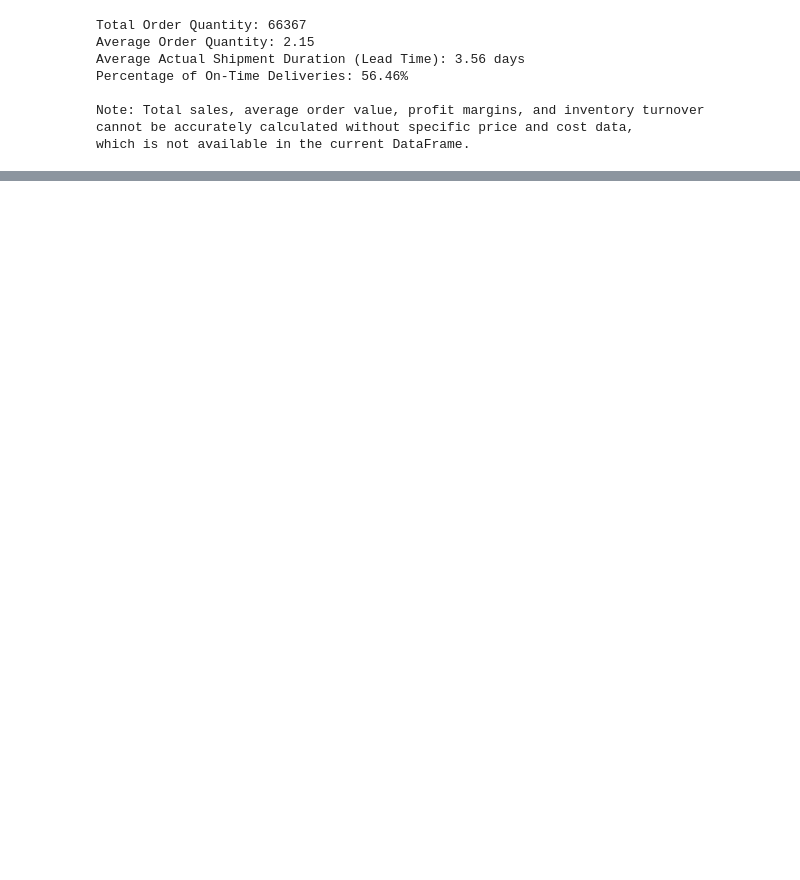
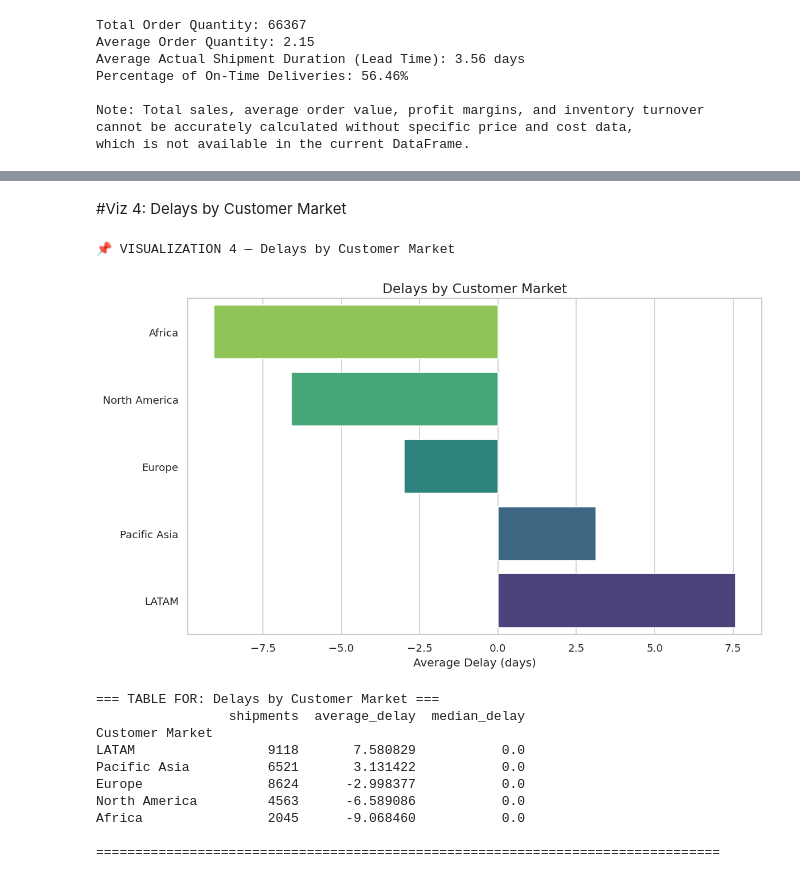
Before and after one commit to JawidMohseni/ELO2-supply-chain, a Jupyter notebook: 4_data_analysis/data_analysis_notebook.ipynb, the cells around one changed output, grey strips where cells are left out. Cells and saved outputs as stored; diff of their text form; code cells hidden in the pictures; blank space fills up the shorter version.

```diff
--- a/4_data_analysis/data_analysis_notebook.ipynb
+++ b/4_data_analysis/data_analysis_notebook.ipynb
@@ -366,0 +443,19 @@ plt.show()
+# %% [markdown]
+#Viz 4: Delays by Customer Market
+# %%
+print("📌 VISUALIZATION 4 — Delays by Customer Market")
+market_summary = delay_summary(delayed, 'Customer Market')
+plot_delay(market_summary, "Delays by Customer Market")
+# %% [output]
+📌 VISUALIZATION 4 — Delays by Customer Market
+[figure, added]
+=== TABLE FOR: Delays by Customer Market ===
+                 shipments  average_delay  median_delay
+Customer Market
+LATAM                 9118       7.580829           0.0
+Pacific Asia          6521       3.131422           0.0
+Europe                8624      -2.998377           0.0
+North America         4563      -6.589086           0.0
+Africa                2045      -9.068460           0.0
+
+================================================================================
```
Also changed, not shown: parts of 54 cells of this notebook, 20 other files.
